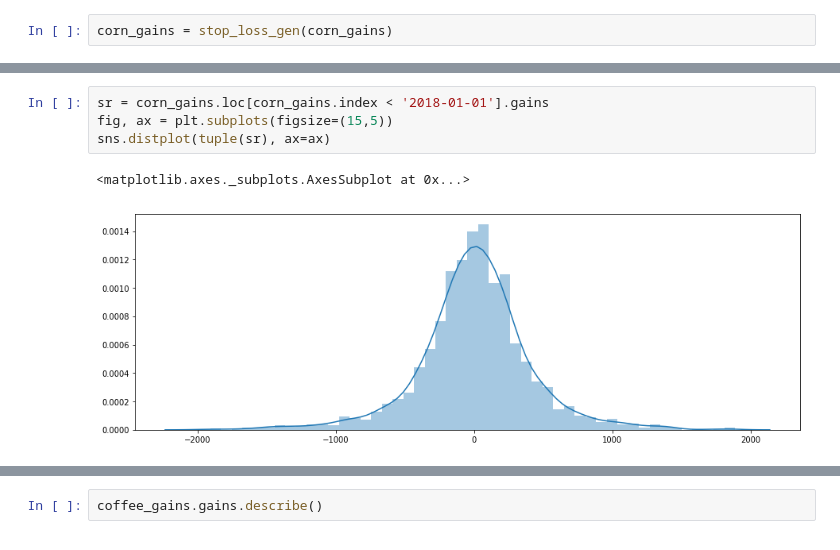
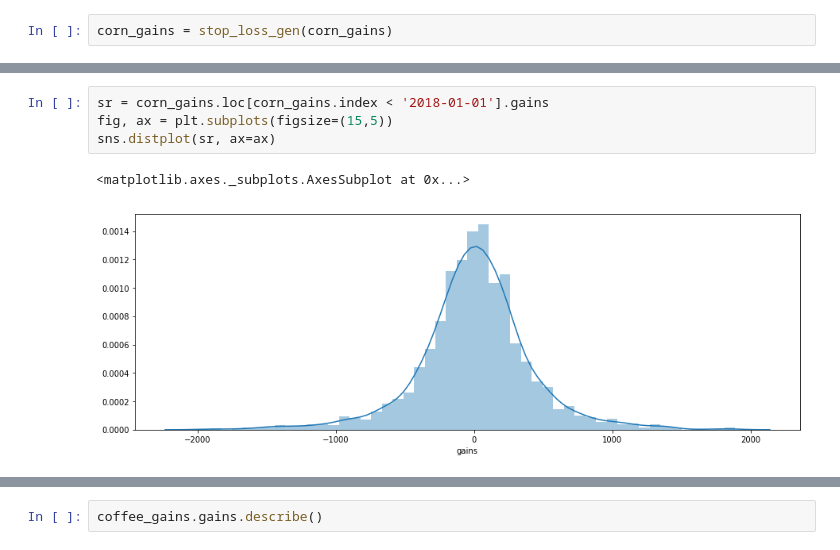
Before and after one commit to IzidoroBaltazar/MachineLearningEngineer, a Jupyter notebook: capstone_project/trading_project.ipynb, the cells around one changed output, grey strips where cells are left out. Saved outputs shown, nothing was run; the diff lists cells and outputs as text.

Commit message:
[FEATURE] more visualization

```diff
--- a/capstone_project/trading_project.ipynb
+++ b/capstone_project/trading_project.ipynb
@@ -321,7 +327,7 @@ plot_histogram_cumsum(corn_gains[corn_gains.target == -1], 'Open_High', x_max=15
 # %%
 sr = corn_gains.loc[corn_gains.index < '2018-01-01'].gains
 fig, ax = plt.subplots(figsize=(15,5))
-sns.distplot(tuple(sr), ax=ax)
+sns.distplot(sr, ax=ax)
 # %% [output]
 <matplotlib.axes._subplots.AxesSubplot at 0x...>
-[figure, old version]
+[figure, new version]
```
Also changed, not shown: parts of 19 cells of this notebook.
